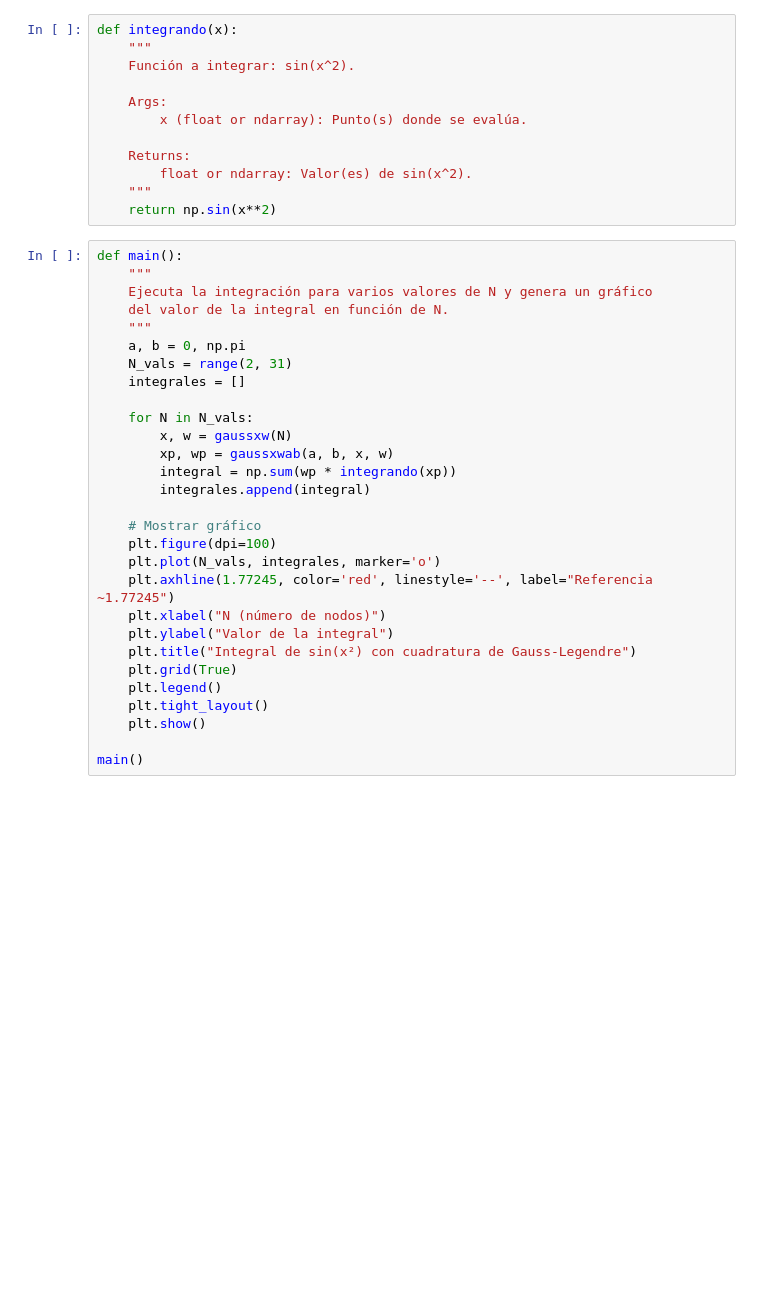
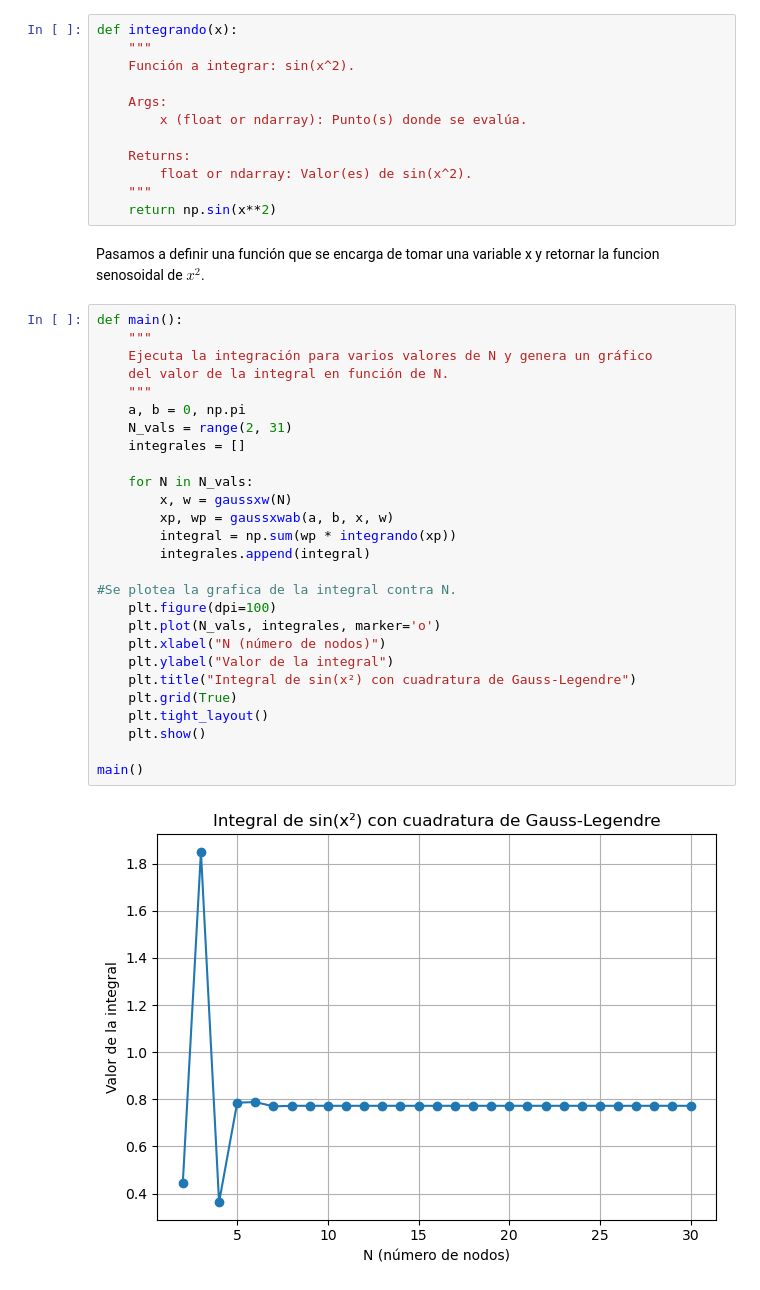
Before and after one commit to Klpz0/Repositorio_Tarea_II, a Jupyter notebook: Tarea_II.ipynb, the cells around one changed output. Cells and saved outputs as stored; diff of their text form; blank space fills up the shorter version.

```diff
--- a/Tarea_II.ipynb
+++ b/Tarea_II.ipynb
@@ -47,32 +51,34 @@ def integrando(x):
         float or ndarray: Valor(es) de sin(x^2).
     """
     return np.sin(x**2)
+# %% [markdown]
+Pasamos a definir una función que se encarga de tomar una variable x y retornar la funcion senosoidal de $x^2$.
 # %%
 def main():
     """
     Ejecuta la integración para varios valores de N y genera un gráfico
     del valor de la integral en función de N.
     """
     a, b = 0, np.pi
     N_vals = range(2, 31)
     integrales = []
 
     for N in N_vals:
         x, w = gaussxw(N)
         xp, wp = gaussxwab(a, b, x, w)
         integral = np.sum(wp * integrando(xp))
         integrales.append(integral)
 
-    # Mostrar gráfico
+#Se plotea la grafica de la integral contra N.
     plt.figure(dpi=100)
     plt.plot(N_vals, integrales, marker='o')
-    plt.axhline(1.77245, color='red', linestyle='--', label="Referencia ~1.77245")
     plt.xlabel("N (número de nodos)")
     plt.ylabel("Valor de la integral")
     plt.title("Integral de sin(x²) con cuadratura de Gauss-Legendre")
     plt.grid(True)
-    plt.legend()
     plt.tight_layout()
     plt.show()
 
 main()
+# %% [output]
+[figure, added]
```
Also changed, not shown: parts of 3 cells of this notebook.
